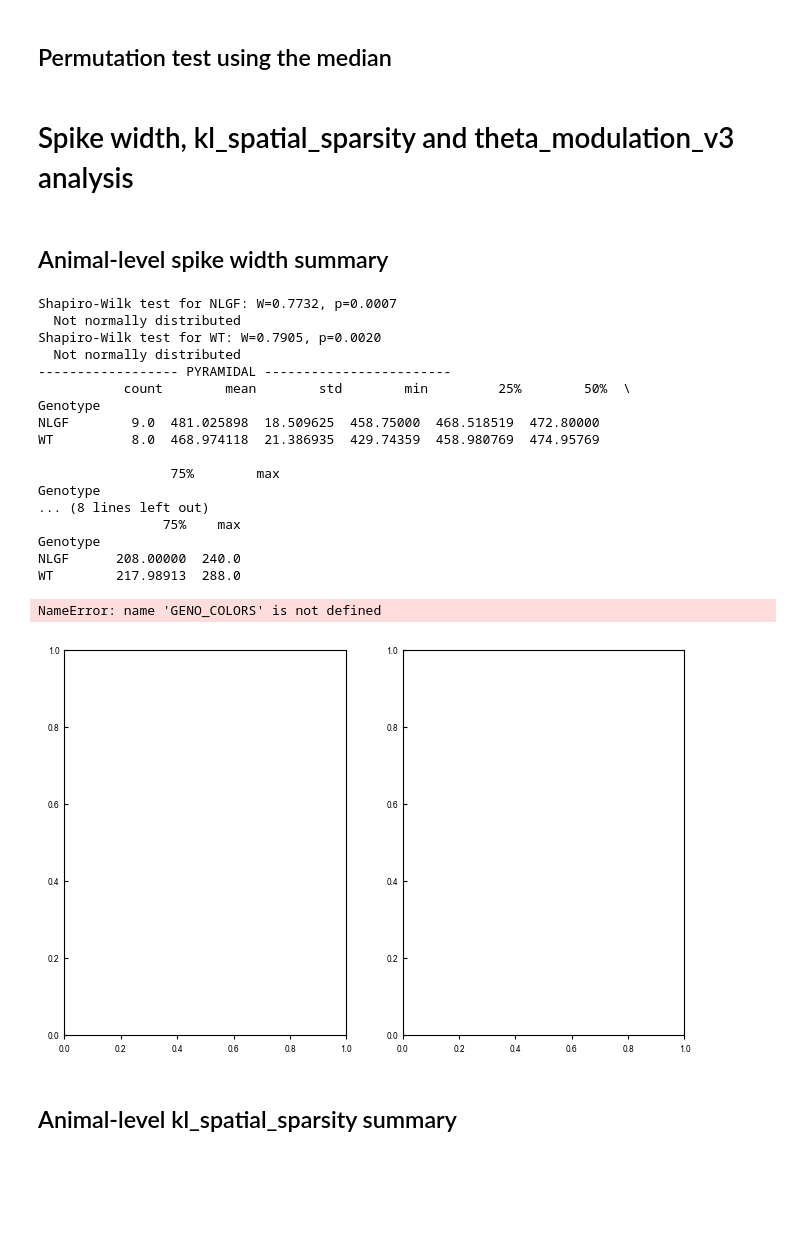
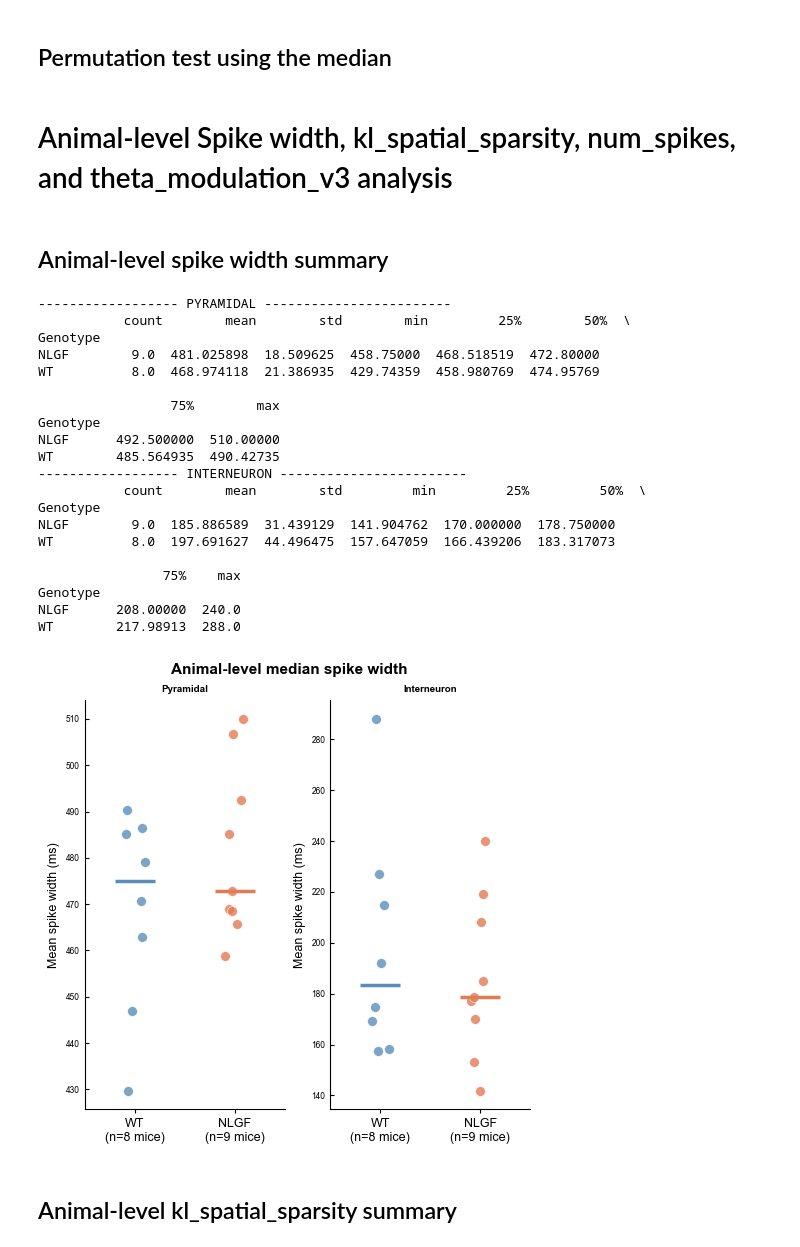
Before and after one commit to lkatsouri/NLGF_ephys_AXONA_data, a Jupyter notebook: ephys_openField_analysis.ipynb, the cells around one changed output. Saved outputs shown, nothing was run; the diff lists cells and outputs as text; code cells hidden in the pictures; blank space fills up the shorter version.

```diff
--- a/ephys_openField_analysis.ipynb
+++ b/ephys_openField_analysis.ipynb
@@ -2244,7 +2244,7 @@ plt.show()
 plt.close(fig)
 print(f"Saved: {out_path}")
 # %% [markdown]
-# Spike width, kl_spatial_sparsity and theta_modulation_v3 analysis
+# Animal-level Spike width, kl_spatial_sparsity, num_spikes, and theta_modulation_v3 analysis
 # %%
 def sig_label(p):
     if p < 0.001:
@@ -2281,13 +2281,6 @@ animal_spike_width = (df_open_field
                       .mean()
                       .reset_index())
 
-#check whether the animal_spike_width values are normally distributed for each genotype using statistics
-for genotype in animal_spike_width['Genotype'].unique():
-    subset = animal_spike_width[animal_spike_width['Genotype'] == genotype]['spike_width'].dropna()
-    stat, p = shapiro(subset)
-    print(f"Shapiro-Wilk test for {genotype}: W={stat:.4f}, p={p:.4f}")
-    print(f"  {'Normally distributed' if p > 0.05 else 'Not normally distributed'}")
-
 print("------------------ PYRAMIDAL ------------------------\n",
       animal_spike_width[animal_spike_width['cell_type'] == 'Pyramidal']
       .groupby("Genotype")["spike_width"].describe())
@@ -2298,7 +2291,7 @@ print("------------------ INTERNEURON ------------------------\n",
 
 
 # Plot per-animal mean spike width for Pyramidal and Interneuron cells
-fig, axes = plt.subplots(1, 2, figsize=(8.0, 5.0))
+fig, axes = plt.subplots(1, 2, figsize=(5.0, 5.0))
 genos = ['WT', 'NLGF']
 
 for ax, ct in zip(axes, ['Pyramidal', 'Interneuron']):
@@ -2310,40 +2303,42 @@ for ax, ct in zip(axes, ['Pyramidal', 'Interneuron']):
                    s=50, alpha=0.8, edgecolors='white', linewidths=0.5)
         ax.hlines(np.median(vals[g]), xi - 0.2, xi + 0.2,
                   colors=GENO_COLORS.get(g, '#aaaaaa'), linewidth=2.5)
     ax.set_xticks(list(range(len(genos))))
     ax.set_xticklabels([f"{g}\n(n={len(vals[g])} mice)" for g in genos], fontsize=9)
     ax.set_xlim(-0.5, len(genos) - 0.5)
     ax.set_ylabel("Mean spike width (ms)", fontsize=9)
     set_panel_title(ax, ct)
     ax.spines[['top', 'right']].set_visible(False)
 
 plt.suptitle("Animal-level median spike width", fontsize=11, fontweight='bold')
 plt.tight_layout()
 # out_path = os.path.join(OPEN_FIELD_OUTDIR, "median_spike_width_by_celltype.pdf")
 # plt.savefig(out_path, bbox_inches='tight')
 plt.show()
 plt.close(fig)
 # print(f"Saved: {out_path}")
 # %% [output]
-Shapiro-Wilk test for NLGF: W=0.7732, p=0.0007
-  Not normally distributed
-Shapiro-Wilk test for WT: W=0.7905, p=0.0020
-  Not normally distributed
 ------------------ PYRAMIDAL ------------------------
            count        mean        std        min         25%        50%  \
 Genotype
 NLGF        9.0  481.025898  18.509625  458.75000  468.518519  472.80000
 WT          8.0  468.974118  21.386935  429.74359  458.980769  474.95769
 
                  75%        max
 Genotype
-... (8 lines left out)
+NLGF      492.500000  510.00000
+WT        485.564935  490.42735
+------------------ INTERNEURON ------------------------
+           count        mean        std         min         25%         50%  \
+Genotype
+NLGF        9.0  185.886589  31.439129  141.904762  170.000000  178.750000
+WT          8.0  197.691627  44.496475  157.647059  166.439206  183.317073
+
                 75%    max
 Genotype
 NLGF      208.00000  240.0
 WT        217.98913  288.0
-NameError: name 'GENO_COLORS' is not defined
-[figure, old version]
+[figure, new version]
 # %% [markdown]
 ## Animal-level kl_spatial_sparsity summary
 # %%
```
Also changed, not shown: parts of 19 cells of this notebook, 1 other file.
